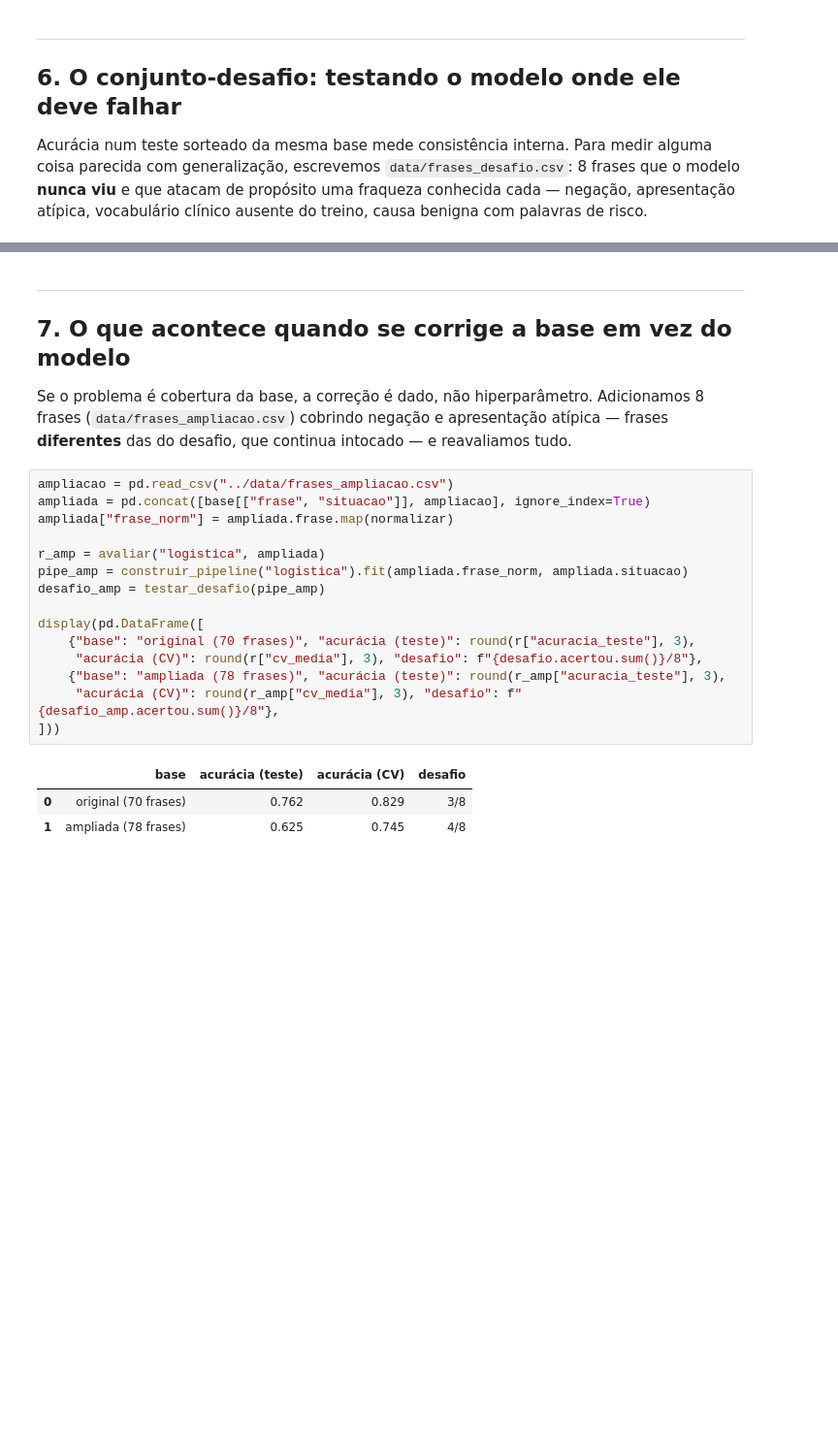
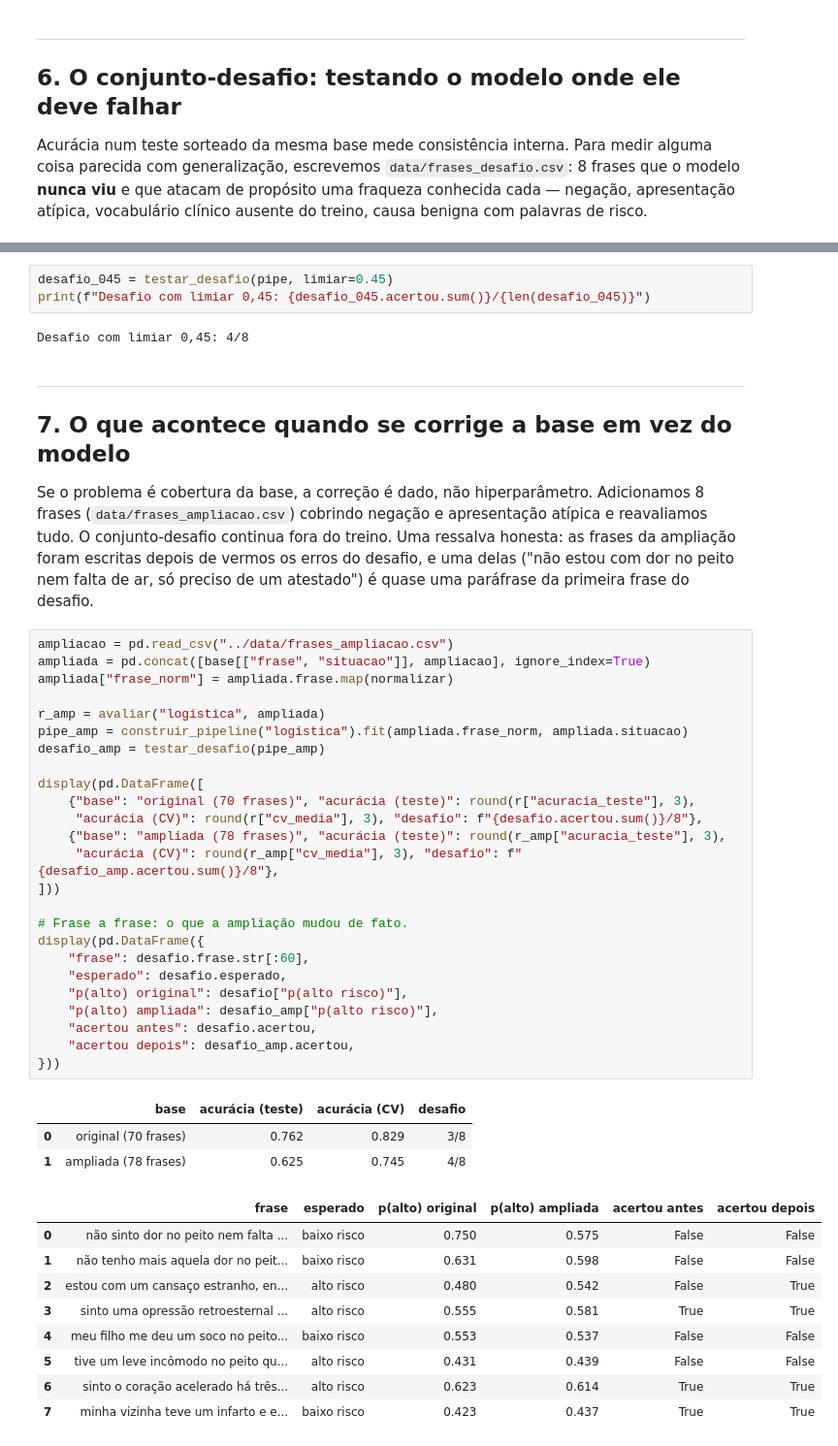
Before and after one commit to GuilhermeDidier/cardioia-fase2, a Jupyter notebook: notebooks/parte2_classificador_risco.ipynb, the cells around one changed output, grey strips where cells are left out. Shown at 97% size. Cells and saved outputs as stored; diff of their text form; blank space fills up the shorter version.

```diff
--- a/notebooks/parte2_classificador_risco.ipynb
+++ b/notebooks/parte2_classificador_risco.ipynb
@@ -277,29 +334,56 @@ entrou pelos dados.
 **3. Vocabulário fora do treino.** "Opressão retroesternal" passou; mas qualquer termo
 que não esteja nas 70 frases é invisível — o TF-IDF não tem noção de sinônimo.
+# %%
+desafio_045 = testar_desafio(pipe, limiar=0.45)
+print(f"Desafio com limiar 0,45: {desafio_045.acertou.sum()}/{len(desafio_045)}")
+# %% [output]
+Desafio com limiar 0,45: 4/8
 # %% [markdown]
 ---
 ## 7. O que acontece quando se corrige a base em vez do modelo
 
 Se o problema é cobertura da base, a correção é dado, não hiperparâmetro. Adicionamos
-8 frases (`data/frases_ampliacao.csv`) cobrindo negação e apresentação atípica — frases
-**diferentes** das do desafio, que continua intocado — e reavaliamos tudo.
+8 frases (`data/frases_ampliacao.csv`) cobrindo negação e apresentação atípica e
+reavaliamos tudo. O conjunto-desafio continua fora do treino. Uma ressalva honesta: as
+frases da ampliação foram escritas depois de vermos os erros do desafio, e uma delas ("não
+estou com dor no peito nem falta de ar, só preciso de um atestado") é quase uma paráfrase
+da primeira frase do desafio.
 # %%
 ampliacao = pd.read_csv("../data/frases_ampliacao.csv")
 ampliada = pd.concat([base[["frase", "situacao"]], ampliacao], ignore_index=True)
 ampliada["frase_norm"] = ampliada.frase.map(normalizar)
 
 r_amp = avaliar("logistica", ampliada)
 pipe_amp = construir_pipeline("logistica").fit(ampliada.frase_norm, ampliada.situacao)
 desafio_amp = testar_desafio(pipe_amp)
 
 display(pd.DataFrame([
     {"base": "original (70 frases)", "acurácia (teste)": round(r["acuracia_teste"], 3),
      "acurácia (CV)": round(r["cv_media"], 3), "desafio": f"{desafio.acertou.sum()}/8"},
     {"base": "ampliada (78 frases)", "acurácia (teste)": round(r_amp["acuracia_teste"], 3),
      "acurácia (CV)": round(r_amp["cv_media"], 3), "desafio": f"{desafio_amp.acertou.sum()}/8"},
 ]))
+
+# Frase a frase: o que a ampliação mudou de fato.
+display(pd.DataFrame({
+    "frase": desafio.frase.str[:60],
+    "esperado": desafio.esperado,
+    "p(alto) original": desafio["p(alto risco)"],
+    "p(alto) ampliada": desafio_amp["p(alto risco)"],
+    "acertou antes": desafio.acertou,
+    "acertou depois": desafio_amp.acertou,
+}))
 # %% [output]
 |  | base | acurácia (teste) | acurácia (CV) | desafio |
 | 0 | original (70 frases) | 0.762 | 0.829 | 3/8 |
 | 1 | ampliada (78 frases) | 0.625 | 0.745 | 4/8 |
+|  | frase | esperado | p(alto) original | p(alto) ampliada | acertou antes | acertou depois |
+| 0 | não sinto dor no peito nem falta ... | baixo risco | 0.750 | 0.575 | False | False |
+| 1 | não tenho mais aquela dor no peit... | baixo risco | 0.631 | 0.598 | False | False |
+| 2 | estou com um cansaço estranho, en... | alto risco | 0.480 | 0.542 | False | True |
+| 3 | sinto uma opressão retroesternal ... | alto risco | 0.555 | 0.581 | True | True |
+| 4 | meu filho me deu um soco no peito... | baixo risco | 0.553 | 0.537 | False | False |
+| 5 | tive um leve incômodo no peito qu... | alto risco | 0.431 | 0.439 | False | False |
+| 6 | sinto o coração acelerado há três... | alto risco | 0.623 | 0.614 | True | True |
+| 7 | minha vizinha teve um infarto e e... | baixo risco | 0.423 | 0.437 | True | True |
 # %% [markdown]
```
Also changed, not shown: parts of 15 cells of this notebook, 15 other files.
